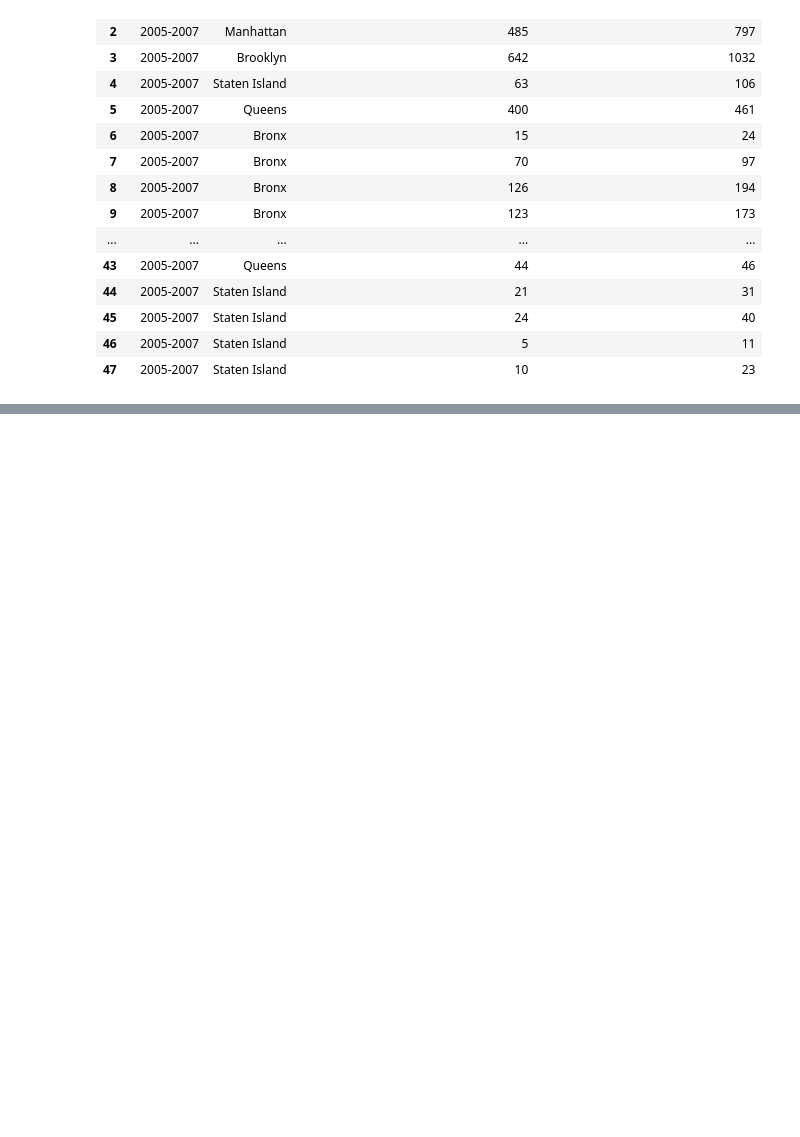
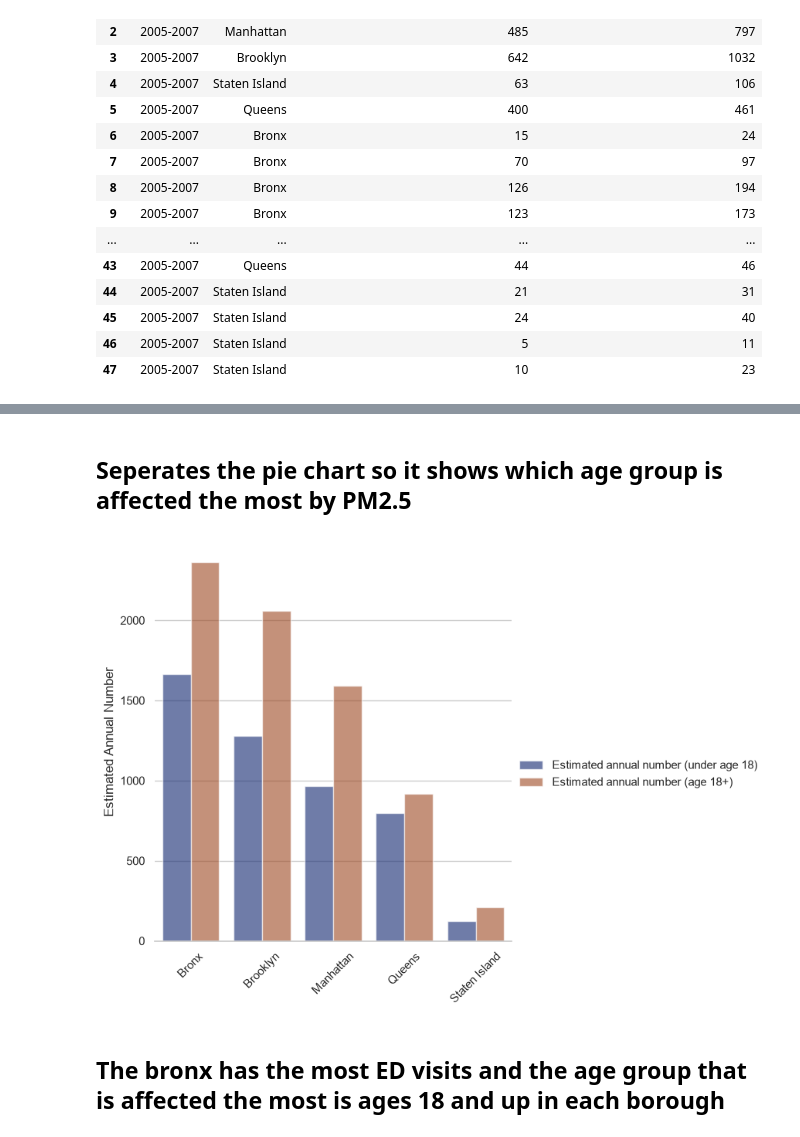
Before and after one commit to Ramanpreet8/AirPollution, a Jupyter notebook: Dataset2.ipynb, the cells around one changed output, grey strips where cells are left out. Saved outputs shown, nothing was run; the diff lists cells and outputs as text; code cells hidden in the pictures; blank space fills up the shorter version.

Commit message:
added a catplot to show which age group is affected the most

```diff
--- a/Dataset2.ipynb
+++ b/Dataset2.ipynb
@@ -171,0 +173,45 @@ fig.show()
+# %% [markdown]
+## Seperates the pie chart so it shows which age group is affected the most by PM2.5
+# %%
+import seaborn as sns
+import matplotlib.pyplot as plt
+
+sns.set_theme(style="whitegrid")
+
+# Reset index so Borough becomes a column
+
+plot_data = borough_totals.reset_index()
+
+borough_totals = borough_totals[borough_totals.index != '-']
+
+# Convert wide format to long format
+
+plot_data = plot_data.melt(
+id_vars="Borough",
+var_name="Age Group",
+value_name="Estimated Annual Number"
+)
+
+# Create grouped bar chart
+
+g = sns.catplot(
+data=plot_data,
+kind="bar",
+x="Borough",
+y="Estimated Annual Number",
+hue="Age Group",
+errorbar=None, # no SD/error bars since these are totals
+palette="dark",
+alpha=0.6,
+height=6
+)
+
+g.despine(left=True)
+g.set_axis_labels("", "Estimated Annual Number")
+g.legend.set_title("")
+plt.xticks(rotation=45)
+plt.show()
+# %% [output]
+[figure, added]
+# %% [markdown]
+## The bronx has the most ED visits and the age group that is affected the most is ages 18 and up in each borough
```
Also changed, not shown: parts of 6 cells of this notebook.
